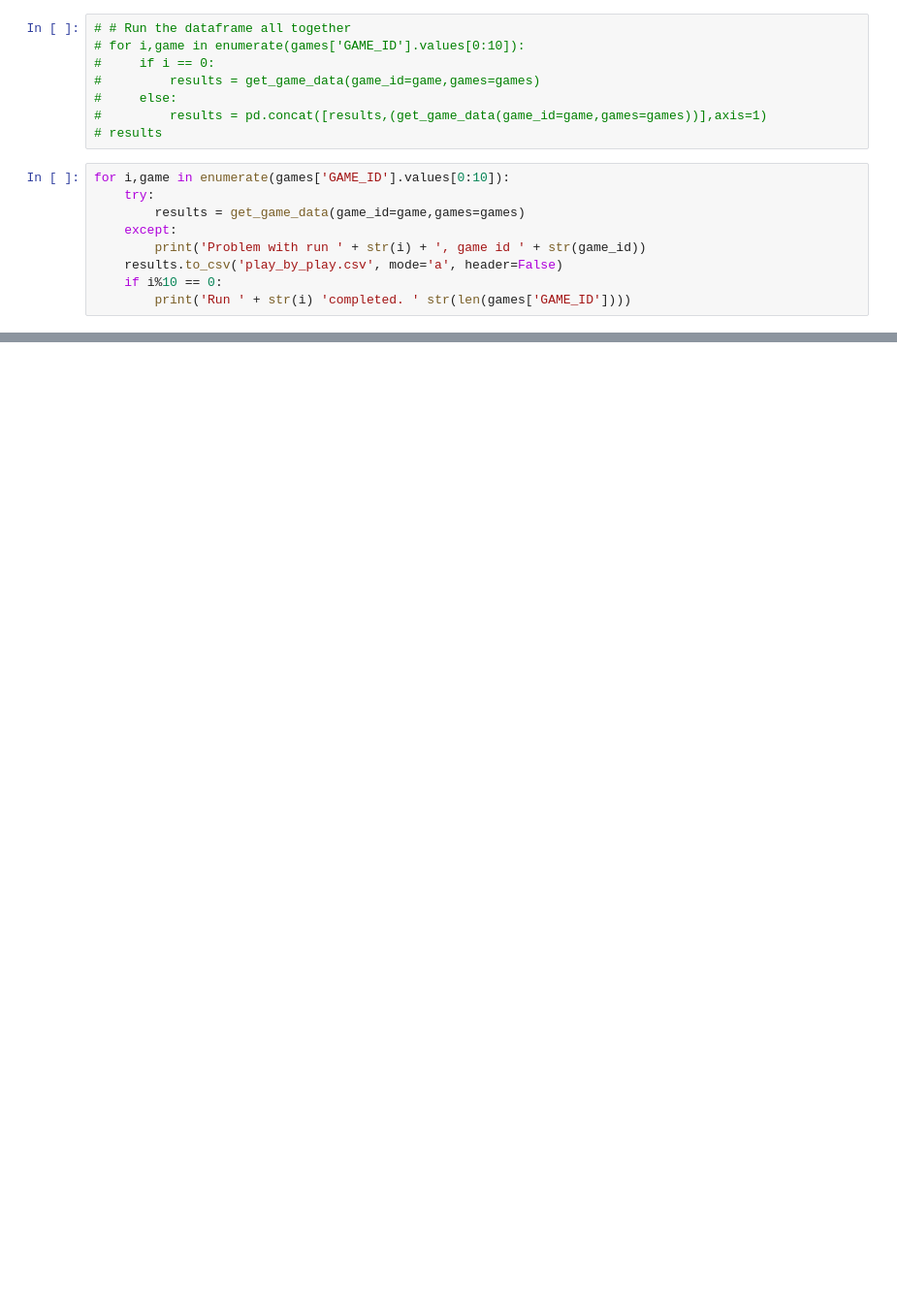
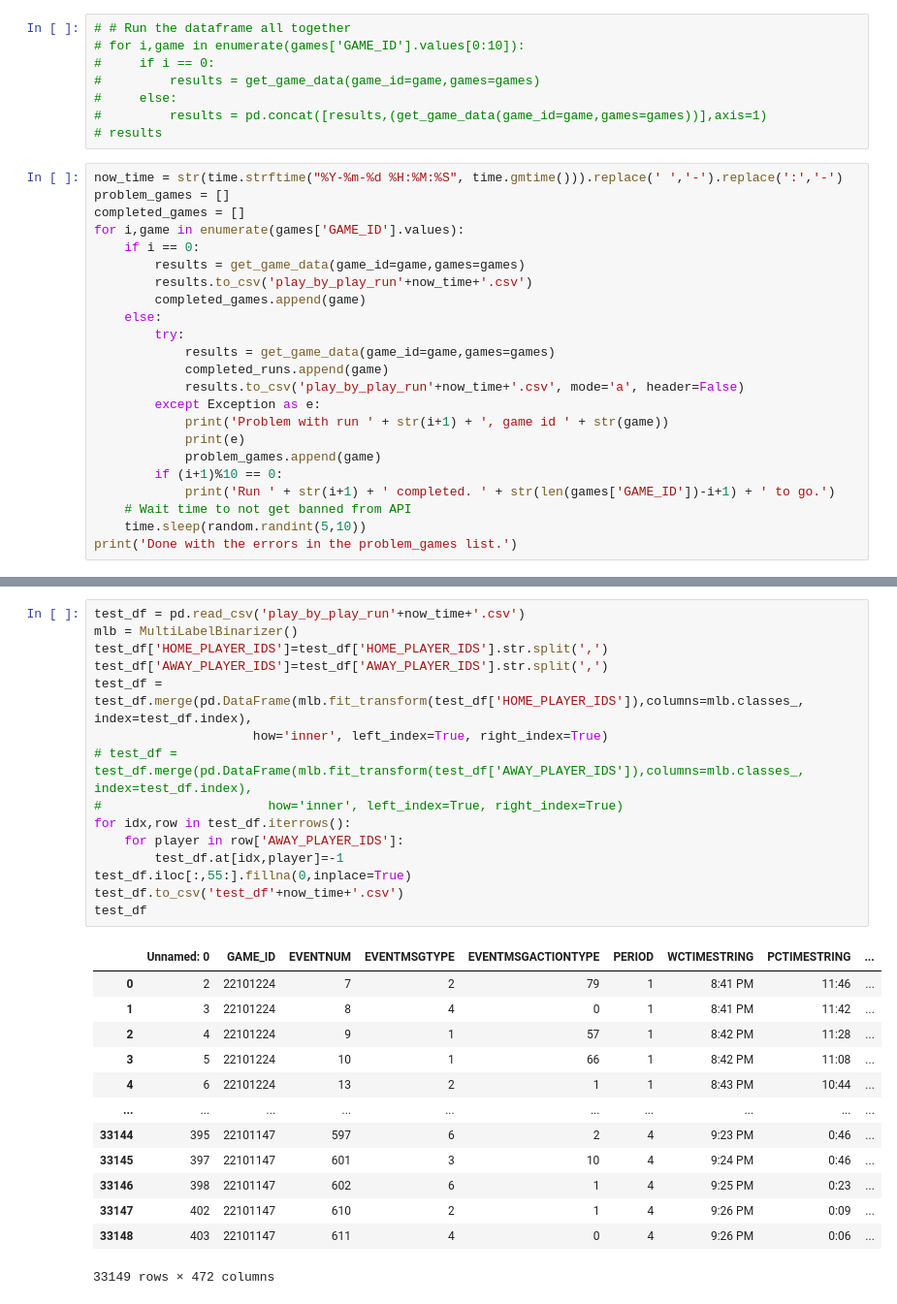
Before and after one commit to ImWesAdams/NBAPredictionsAndData, a Jupyter notebook: NBA Compile Play by Play Data.ipynb, the cells around one changed output, grey strips where cells are left out. Shown at 97% size. Cells and saved outputs as stored; diff of their text form; blank space fills up the shorter version.

Commit message:
Adding multilabelbinarizer step

```diff
--- a/NBA Compile Play by Play Data.ipynb
+++ b/NBA Compile Play by Play Data.ipynb
@@ -173,11 +185,25 @@ frame
 #         results = pd.concat([results,(get_game_data(game_id=game,games=games))],axis=1)
 # results
 # %%
-for i,game in enumerate(games['GAME_ID'].values[0:10]):
-    try:
+now_time = str(time.strftime("%Y-%m-%d %H:%M:%S", time.gmtime())).replace(' ','-').replace(':','-')
+problem_games = []
+completed_games = []
+for i,game in enumerate(games['GAME_ID'].values):
+    if i == 0:
         results = get_game_data(game_id=game,games=games)
-    except:
-        print('Problem with run ' + str(i) + ', game id ' + str(game_id))
-    results.to_csv('play_by_play.csv', mode='a', header=False)
-    if i%10 == 0:
-        print('Run ' + str(i) 'completed. ' str(len(games['GAME_ID'])))
+        results.to_csv('play_by_play_run'+now_time+'.csv')
+        completed_games.append(game)
+    else:
+        try:
+            results = get_game_data(game_id=game,games=games)
+            completed_runs.append(game)
+            results.to_csv('play_by_play_run'+now_time+'.csv', mode='a', header=False)
+        except Exception as e:
+            print('Problem with run ' + str(i+1) + ', game id ' + str(game))
+            print(e)
+            problem_games.append(game)
+        if (i+1)%10 == 0:
+            print('Run ' + str(i+1) + ' completed. ' + str(len(games['GAME_ID'])-i+1) + ' to go.')
+    # Wait time to not get banned from API
+    time.sleep(random.randint(5,10))
+print('Done with the errors in the problem_games list.')
@@ -183,0 +229,29 @@ for i,game in enumerate(games['GAME_ID'].values[0:10]):
+# %%
+test_df = pd.read_csv('play_by_play_run'+now_time+'.csv')
+mlb = MultiLabelBinarizer()
+test_df['HOME_PLAYER_IDS']=test_df['HOME_PLAYER_IDS'].str.split(',')
+test_df['AWAY_PLAYER_IDS']=test_df['AWAY_PLAYER_IDS'].str.split(',')
+test_df = test_df.merge(pd.DataFrame(mlb.fit_transform(test_df['HOME_PLAYER_IDS']),columns=mlb.classes_, index=test_df.index),
+                     how='inner', left_index=True, right_index=True)
+# test_df = test_df.merge(pd.DataFrame(mlb.fit_transform(test_df['AWAY_PLAYER_IDS']),columns=mlb.classes_, index=test_df.index),
+#                      how='inner', left_index=True, right_index=True)
+for idx,row in test_df.iterrows():
+    for player in row['AWAY_PLAYER_IDS']:
+        test_df.at[idx,player]=-1
+test_df.iloc[:,55:].fillna(0,inplace=True)
+test_df.to_csv('test_df'+now_time+'.csv')
+test_df
+# %% [output]
+|  | Unnamed: 0 | GAME_ID | EVENTNUM | EVENTMSGTYPE | EVENTMSGACTIONTYPE | PERIOD | WCTIMESTRING | PCTIMESTRING | ... |
+| 0 | 2 | 22101224 | 7 | 2 | 79 | 1 | 8:41 PM | 11:46 | ... |
+| 1 | 3 | 22101224 | 8 | 4 | 0 | 1 | 8:41 PM | 11:42 | ... |
+| 2 | 4 | 22101224 | 9 | 1 | 57 | 1 | 8:42 PM | 11:28 | ... |
+| 3 | 5 | 22101224 | 10 | 1 | 66 | 1 | 8:42 PM | 11:08 | ... |
+| 4 | 6 | 22101224 | 13 | 2 | 1 | 1 | 8:43 PM | 10:44 | ... |
+| ... | ... | ... | ... | ... | ... | ... | ... | ... | ... |
+| 33144 | 395 | 22101147 | 597 | 6 | 2 | 4 | 9:23 PM | 0:46 | ... |
+| 33145 | 397 | 22101147 | 601 | 3 | 10 | 4 | 9:24 PM | 0:46 | ... |
+| 33146 | 398 | 22101147 | 602 | 6 | 1 | 4 | 9:25 PM | 0:23 | ... |
+| 33147 | 402 | 22101147 | 610 | 2 | 1 | 4 | 9:26 PM | 0:09 | ... |
+| 33148 | 403 | 22101147 | 611 | 4 | 0 | 4 | 9:26 PM | 0:06 | ... |
+33149 rows × 472 columns
```
Also changed, not shown: parts of 4 cells of this notebook.
